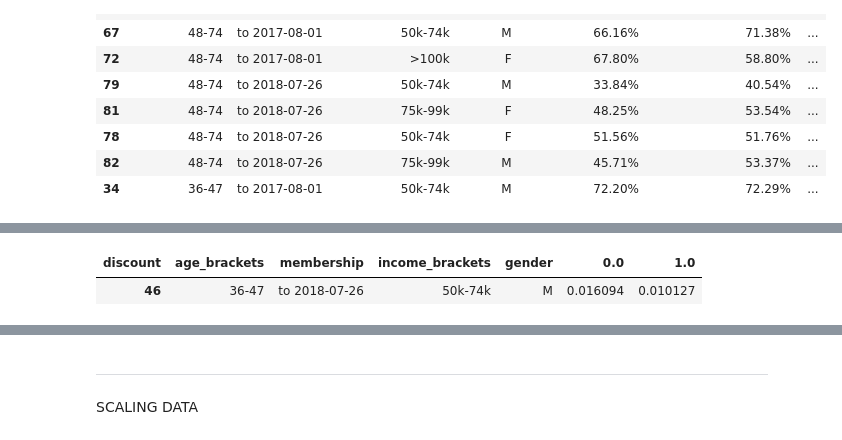
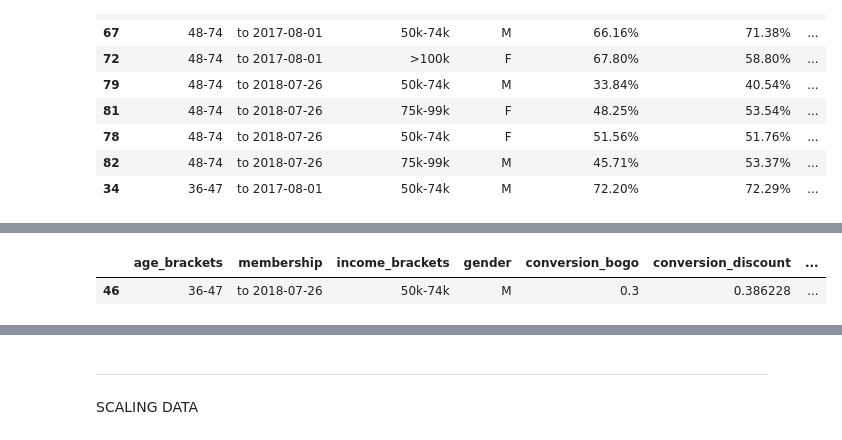
Before and after one commit to 6one2/StarbucksChallenge, a Jupyter notebook: devStarbucks.ipynb, the cells around one changed output, grey strips where cells are left out. Drawn from its saved outputs; the diff is of its cells as text; code cells hidden in the pictures.

Commit message:
add top10 conversion update find_best_offer()

```diff
--- a/devStarbucks.ipynb
+++ b/devStarbucks.ipynb
@@ -1127,11 +1175,10 @@ from lib.data_wrangling import find_best_offer
 # %%
 age = 43
 member = '2017-09-01'
 income = 63000
 gender = 'M'
-df_offer= res_discount
 
-find_best_offer(age, member, income, gender, df_offer)
+find_best_offer(results, age=43, member=member, income=income, gender='M')
 # %% [output]
-| discount | age_brackets | membership | income_brackets | gender | 0.0 | 1.0 |
-| 46 | 36-47 | to 2018-07-26 | 50k-74k | M | 0.016094 | 0.010127 |
+|  | age_brackets | membership | income_brackets | gender | conversion_bogo | conversion_discount | ... |
+| 46 | 36-47 | to 2018-07-26 | 50k-74k | M | 0.3 | 0.386228 | ... |
```
Also changed, not shown: parts of 12 cells of this notebook, 2 other files.
